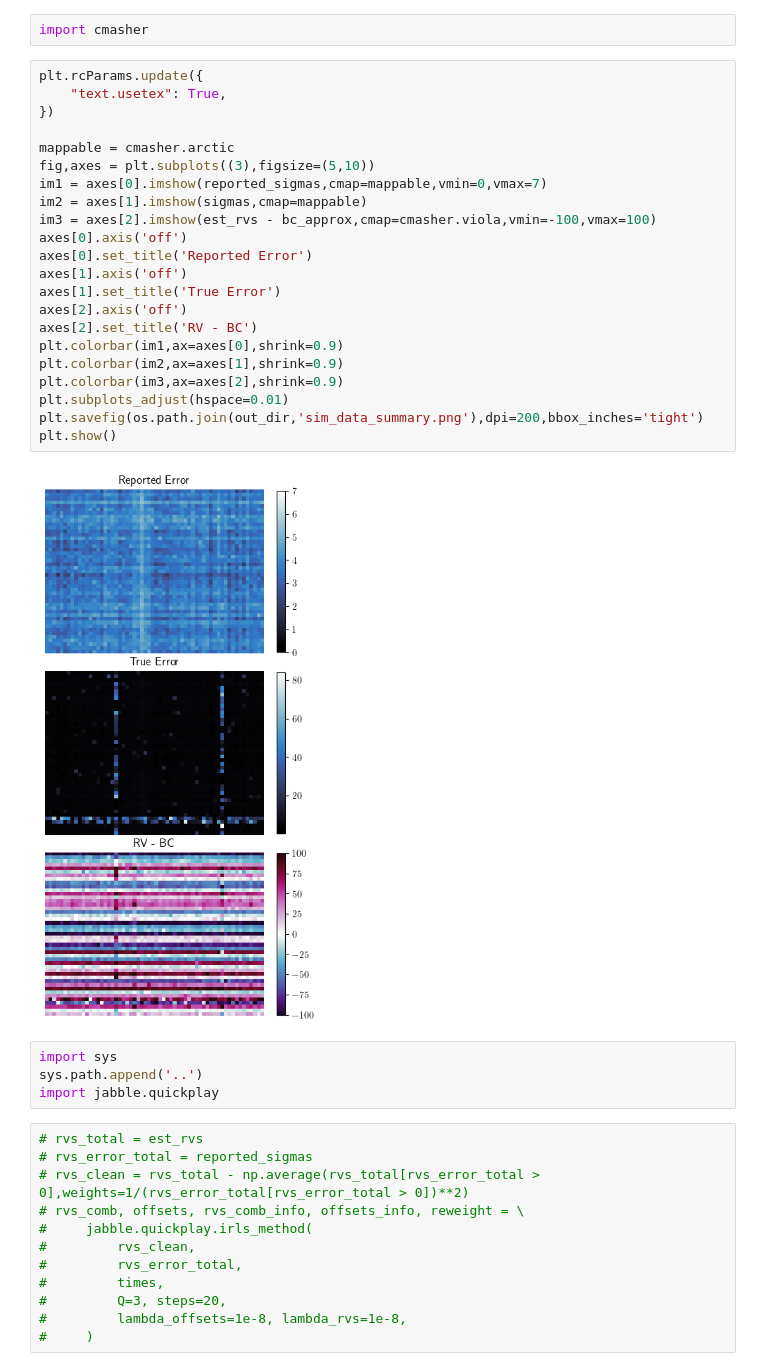
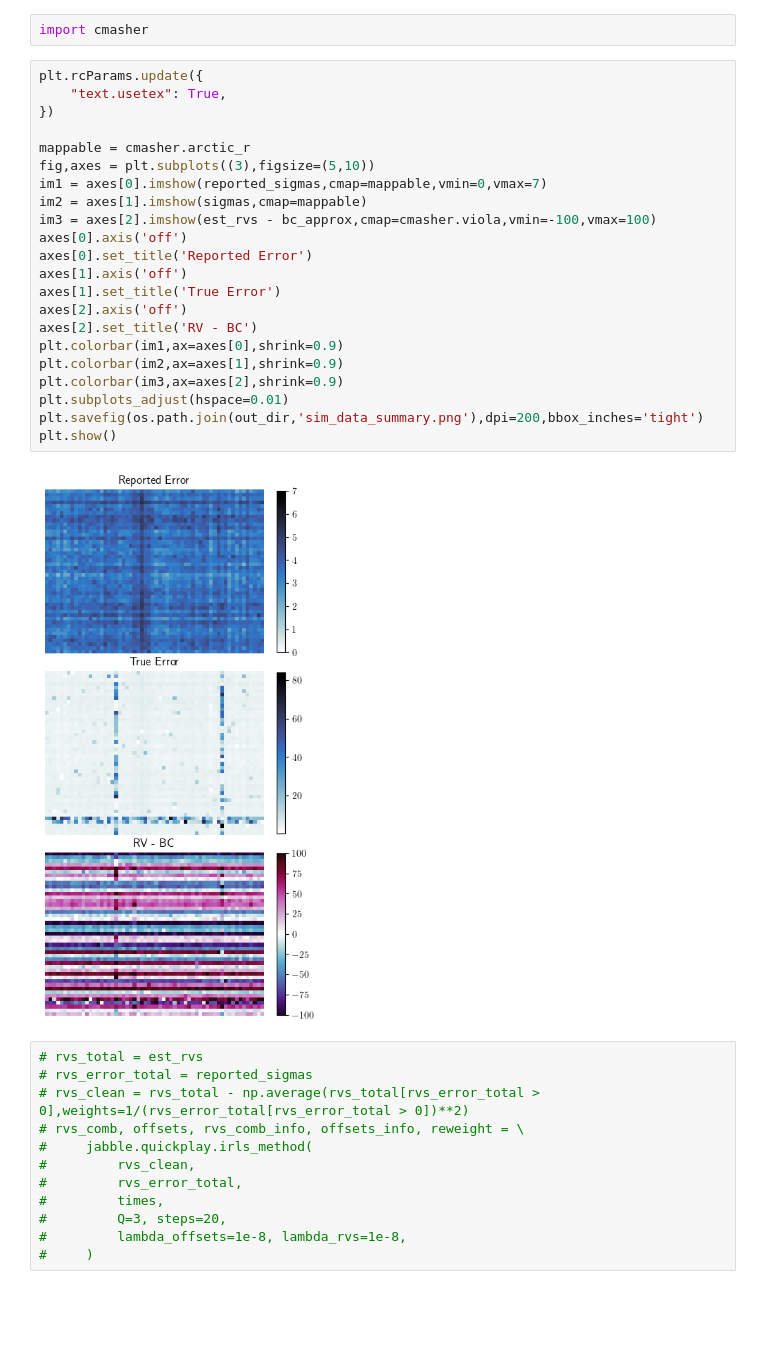
Before and after one commit to mdd423/RRVCombination, a Jupyter notebook: hogg-5.2-make-fake-data.ipynb, the cells around one changed output. Drawn from its saved outputs; the diff is of its cells as text; blank space fills up the shorter version.

```diff
--- a/hogg-5.2-make-fake-data.ipynb
+++ b/hogg-5.2-make-fake-data.ipynb
@@ -102,31 +107,27 @@ import cmasher
 # %%
 plt.rcParams.update({
     "text.usetex": True,
 })
 
-mappable = cmasher.arctic
+mappable = cmasher.arctic_r
 fig,axes = plt.subplots((3),figsize=(5,10))
 im1 = axes[0].imshow(reported_sigmas,cmap=mappable,vmin=0,vmax=7)
 im2 = axes[1].imshow(sigmas,cmap=mappable)
 im3 = axes[2].imshow(est_rvs - bc_approx,cmap=cmasher.viola,vmin=-100,vmax=100)
 axes[0].axis('off')
 axes[0].set_title('Reported Error')
 axes[1].axis('off')
 axes[1].set_title('True Error')
 axes[2].axis('off')
 axes[2].set_title('RV - BC')
 plt.colorbar(im1,ax=axes[0],shrink=0.9)
 plt.colorbar(im2,ax=axes[1],shrink=0.9)
 plt.colorbar(im3,ax=axes[2],shrink=0.9)
 plt.subplots_adjust(hspace=0.01)
 plt.savefig(os.path.join(out_dir,'sim_data_summary.png'),dpi=200,bbox_inches='tight')
 plt.show()
 # %% [output]
-[figure, old version]
+[figure, new version]
-# %%
-import sys
-sys.path.append('..')
-import jabble.quickplay
 # %%
 # rvs_total = est_rvs
 # rvs_error_total = reported_sigmas
```
Also changed, not shown: parts of 16 cells of this notebook, 1 other file.
